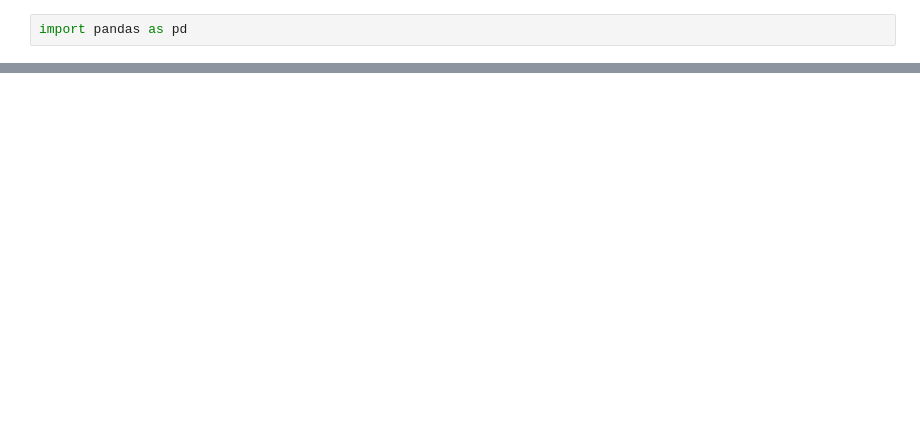
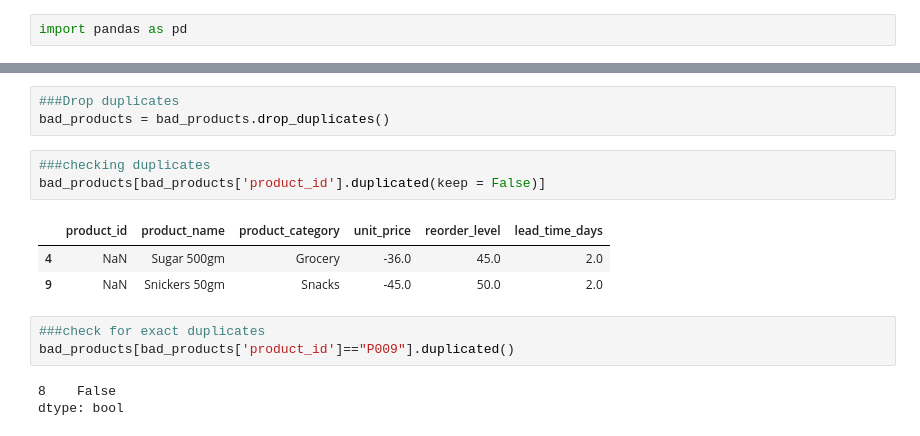
Before and after one commit to vikash122005/smart-inventory-management, a Jupyter notebook: src/Untitled.ipynb, the cells around one changed output, grey strips where cells are left out. Cells and saved outputs as stored; diff of their text form; blank space fills up the shorter version.

```diff
--- a/src/Untitled.ipynb
+++ b/src/Untitled.ipynb
@@ -217,0 +75,16 @@ bad_data_inventory[bad_data_inventory["current_stock "] > 0]
+# %%
+###Drop duplicates
+bad_products = bad_products.drop_duplicates()
+# %%
+###checking duplicates
+bad_products[bad_products['product_id'].duplicated(keep = False)]
+# %% [output]
+|  | product_id | product_name | product_category | unit_price | reorder_level | lead_time_days |
+| 4 | NaN | Sugar 500gm | Grocery | -36.0 | 45.0 | 2.0 |
+| 9 | NaN | Snickers 50gm | Snacks | -45.0 | 50.0 | 2.0 |
+# %%
+###check for exact duplicates
+bad_products[bad_products['product_id']=="P009"].duplicated()
+# %% [output]
+8    False
+dtype: bool
```
Also changed, not shown: parts of 70 cells of this notebook.
